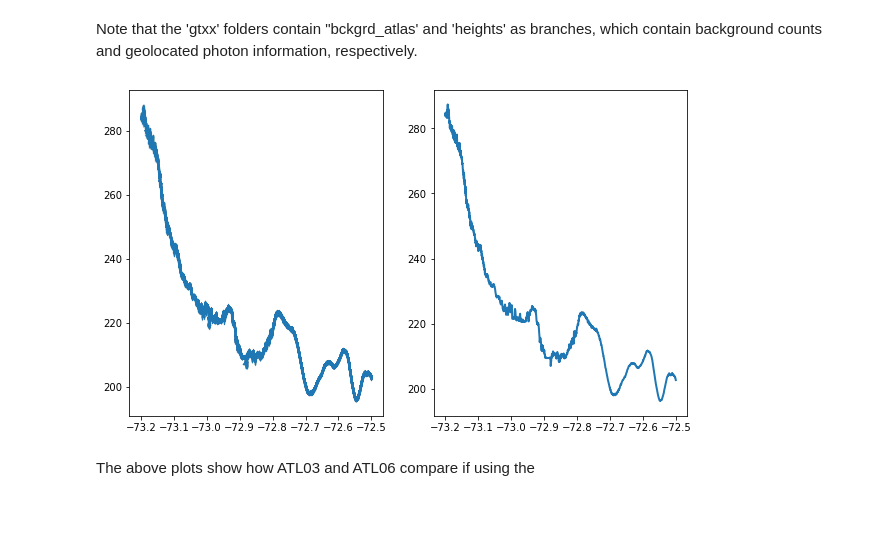
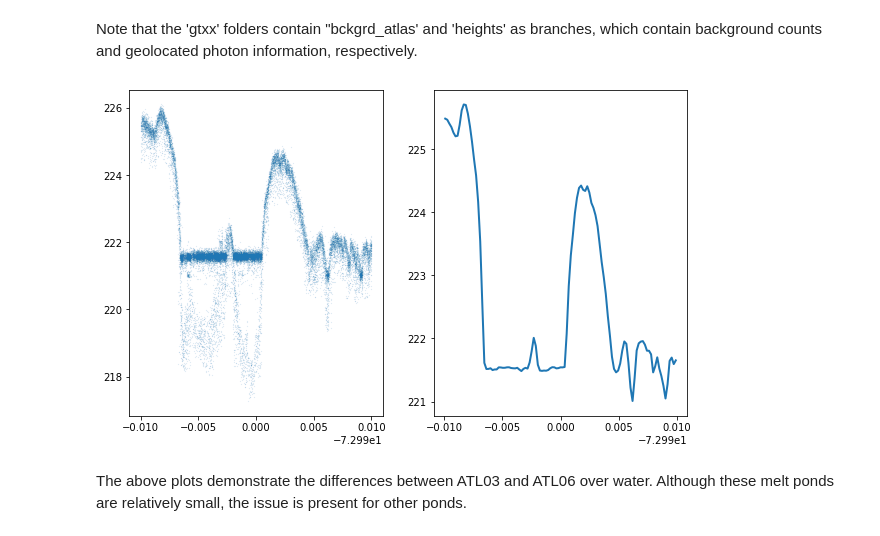
Before and after one commit to ICESAT-2HackWeek/WaterNoice, a Jupyter notebook: notebooks/amery_plotting.ipynb, the cells around one changed output. Cells and saved outputs as stored; diff of their text form; code cells hidden in the pictures.

Commit message:
Changed plots to properly show pond bottoms in ATL03.

```diff
--- a/notebooks/amery_plotting.ipynb
+++ b/notebooks/amery_plotting.ipynb
@@ -61,20 +61,26 @@ with h5py.File('/home/jovyan/ATL06/ATL06_20190102184312_00810210_001_01.h5') as
     elev_atl06 = f['/gt2l/land_ice_segments/h_li'][:]
     lat_atl06 = f['/gt2l/land_ice_segments/latitude'][:]
 
-elev_atl03[ph_class[:,3] != 4] = np.nan
 elev_atl06[elev_atl06 > 10000] = np.nan
+
+class_consol = [None]*len(elev_atl03)
+for i in range(0,len(elev_atl03)):
+    class_consol[i] = max(ph_class[i,0], ph_class[i,1], ph_class[i,2], ph_class[i,3], ph_class[i,4])
+
+    if class_consol[i] != 4:
+        elev_atl03[i] = np.nan
 # %%
 # Plotting
-subset1 = ( (lat_atl03>=-73.2) & (lat_atl03<=-72.5))
-subset2 = ( (lat_atl06 >= -73.2) & (lat_atl06 <= -72.5) )
+subset1 = ( (lat_atl03>=-73) & (lat_atl03<=-72.98))
+subset2 = ( (lat_atl06 >= -73) & (lat_atl06 <= -72.98) )
 
 %matplotlib inline
 f1,ax = plt.subplots(1, 2,figsize=(10,6))
 
 ax[0].plot(lat_atl03[subset1], elev_atl03[subset1], '.', markersize=0.1)
 ax[1].plot(lat_atl06[subset2],elev_atl06[subset2], linewidth=2)
 plt.show()
 # %% [output]
-[figure, old version]
+[figure, new version]
-# %% [markdown]
-The above plots show how ATL03 and ATL06 compare if using the
+# %% [markdown]
+The above plots demonstrate the differences between ATL03 and ATL06 over water. Although these melt ponds are relatively small, the issue is present for other ponds.
```
